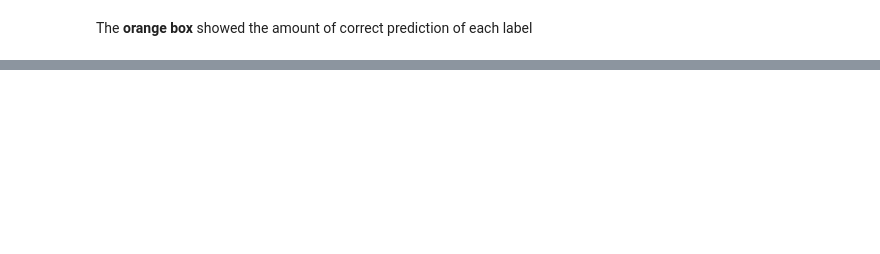
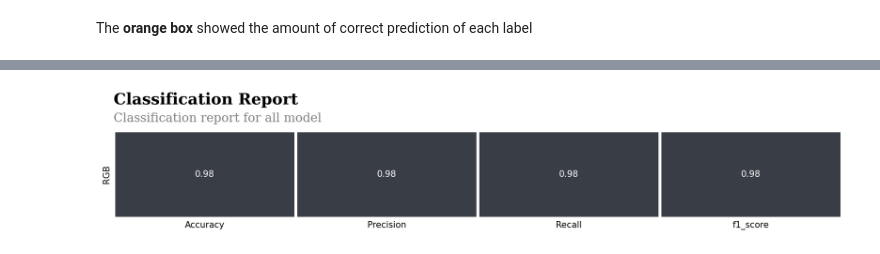
Before and after one commit to Solid-Capstone-C23-PS380/Machine_Learning, a Jupyter notebook: Wayang_Character.ipynb, the cells around one changed output, grey strips where cells are left out. Cells and saved outputs as stored; diff of their text form; code cells hidden in the pictures; blank space fills up the shorter version.

```diff
--- a/Wayang_Character.ipynb
+++ b/Wayang_Character.ipynb
@@ -491,0 +486,36 @@ The **orange box** showed the amount of correct prediction of each label
+# %%
+precission = precision_score(y_test, y_pred, pos_label='positive', average='micro')
+recall = recall_score(y_test, y_pred, pos_label='positive', average='micro')
+f1 = f1_score(y_test, y_pred, pos_label='positive', average='micro')
+accuracy = accuracy_score(y_test, y_pred)
+# %%
+df_classification = pd.DataFrame(
+    {
+        "Accuracy"  : [accuracy],
+        "Precision" : [precission],
+        "Recall"    : [recall],
+        "f1_score"  : [f1]
+    },
+    index = ["RGB"]
+)
+# %%
+fig = plt.figure(figsize=(15,10), dpi=150)
+gs = fig.add_gridspec(4, 4)
+gs.update(wspace=0.1, hspace=0.5)
+ax0 = fig.add_subplot(gs[0, :])
+
+colors = ["#393E46","#393E46"]
+colormap = matplotlib.colors.LinearSegmentedColormap.from_list("", colors)
+
+sns.heatmap(df_classification, cmap=colormap,annot=True,fmt=".2f", linewidths=2.5,cbar=False,ax=ax0)
+
+ax0.tick_params(axis=u'both', which=u'both',length=0)
+ax0.text(0,-0.30,'Classification Report',fontfamily='serif',fontsize=18,fontweight='bold')
+ax0.text(0,-0.10,'Classification report for all model',fontfamily='serif',fontsize=14,fontweight='light',color='gray')
+
+
+rect = ax0.add_patch(Rectangle((0, 1), 4, 1, fill=True,color="#FF8B13",lw=0,alpha=0.8))
+
+plt.show()
+# %% [output]
+[figure, added]
```
Also changed, not shown: parts of 22 cells of this notebook, 1 other file.
